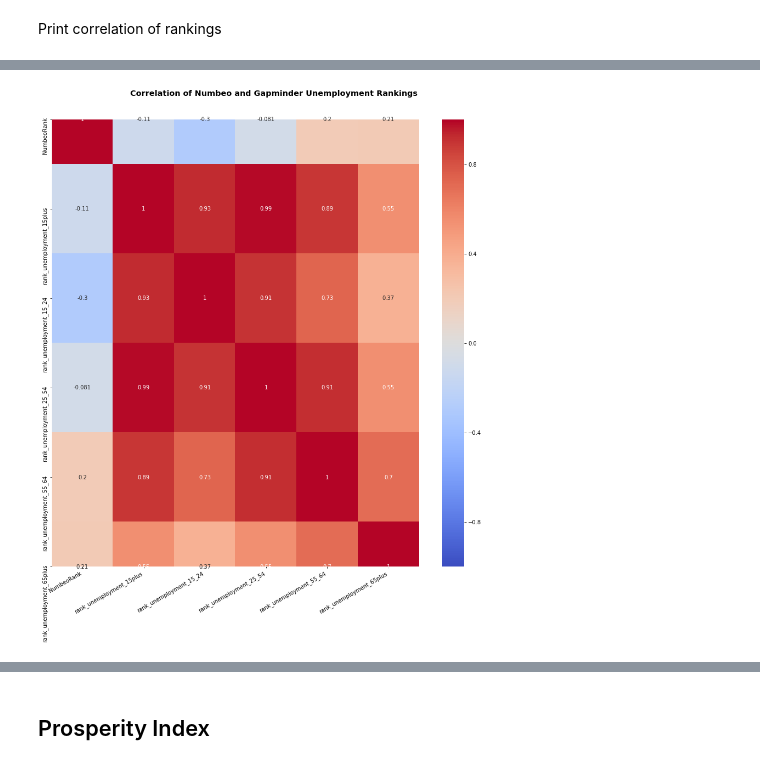
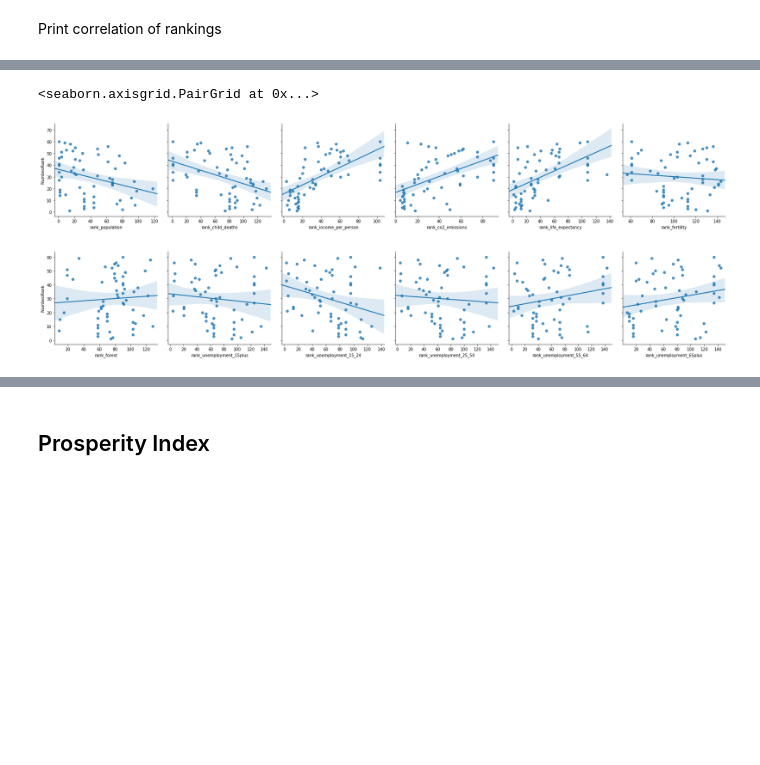
Before and after one commit to helmuthb/data-oriented-programming, a Jupyter notebook: Gapminder.ipynb, the cells around one changed output, grey strips where cells are left out. Saved outputs shown, nothing was run; the diff lists cells and outputs as text; code cells hidden in the pictures; blank space fills up the shorter version.

```diff
--- a/Gapminder.ipynb
+++ b/Gapminder.ipynb
@@ -306,7 +295,7 @@ dfGapminder
 # %%
 dfNumbeo['Country'] = dfNumbeo['Country'].replace(['CA', 'NY'], 'United States')
 
-rank_columns = ['country', 'rank_population', 'rank_child_deaths', 'rank_income_per_person', 'rank_co2_emissions', 'rank_life_expectancy', 'rank_fertility', 'rank_unemployment_15plus', 'rank_unemployment_15_24', 'rank_unemployment_25_54', 'rank_unemployment_55_64', 'rank_unemployment_65plus']
+rank_columns = ['country', 'rank_population', 'rank_child_deaths', 'rank_income_per_person', 'rank_co2_emissions', 'rank_life_expectancy', 'rank_fertility', 'rank_unemployment_15plus', 'rank_unemployment_15_24', 'rank_unemployment_25_54', 'rank_unemployment_55_64', 'rank_unemployment_65plus', 'rank_forest']
 dfMergedNumbeo = dfNumbeo.merge(dfGapminder[rank_columns], how='left', left_on='Country', right_on='country')
 print(dfMergedNumbeo.shape)
 dfMergedNumbeo.set_index('City',inplace=True)
@@ -351,6 +312,9 @@ print_scattermatrix(dfMergedNumbeo.loc[:,rank_columns], 'Correlation of Numbeo a
-# %%
-# plt.figure(figsize=(15,15))
-# sns.heatmap(dfMergedNumbeo.loc[:,rank_columns].corr(), vmin=-1, vmax=1, cmap='coolwarm', annot=True)
-print_heatmap(dfMergedNumbeo.loc[:,rank_columns], 'Correlation of Numbeo and Gapminder Unemployment Rankings')
-# %% [output]
-[figure, removed]
+# %%
+g = sns.PairGrid(dfMergedNumbeo, y_vars=["NumbeoRank"], x_vars=['rank_population', 'rank_child_deaths', 'rank_income_per_person', 'rank_co2_emissions', 'rank_life_expectancy', 'rank_fertility'], height=4)
+g.map(sns.regplot)
+g = sns.PairGrid(dfMergedNumbeo, y_vars=["NumbeoRank"], x_vars=['rank_forest', 'rank_unemployment_15plus', 'rank_unemployment_15_24', 'rank_unemployment_25_54', 'rank_unemployment_55_64', 'rank_unemployment_65plus'], height=4)
+g.map(sns.regplot)
+# %% [output]
+<seaborn.axisgrid.PairGrid at 0x...>
+[figure, added]
+[figure, added]
```
Also changed, not shown: parts of 31 cells of this notebook, 17 other files.
